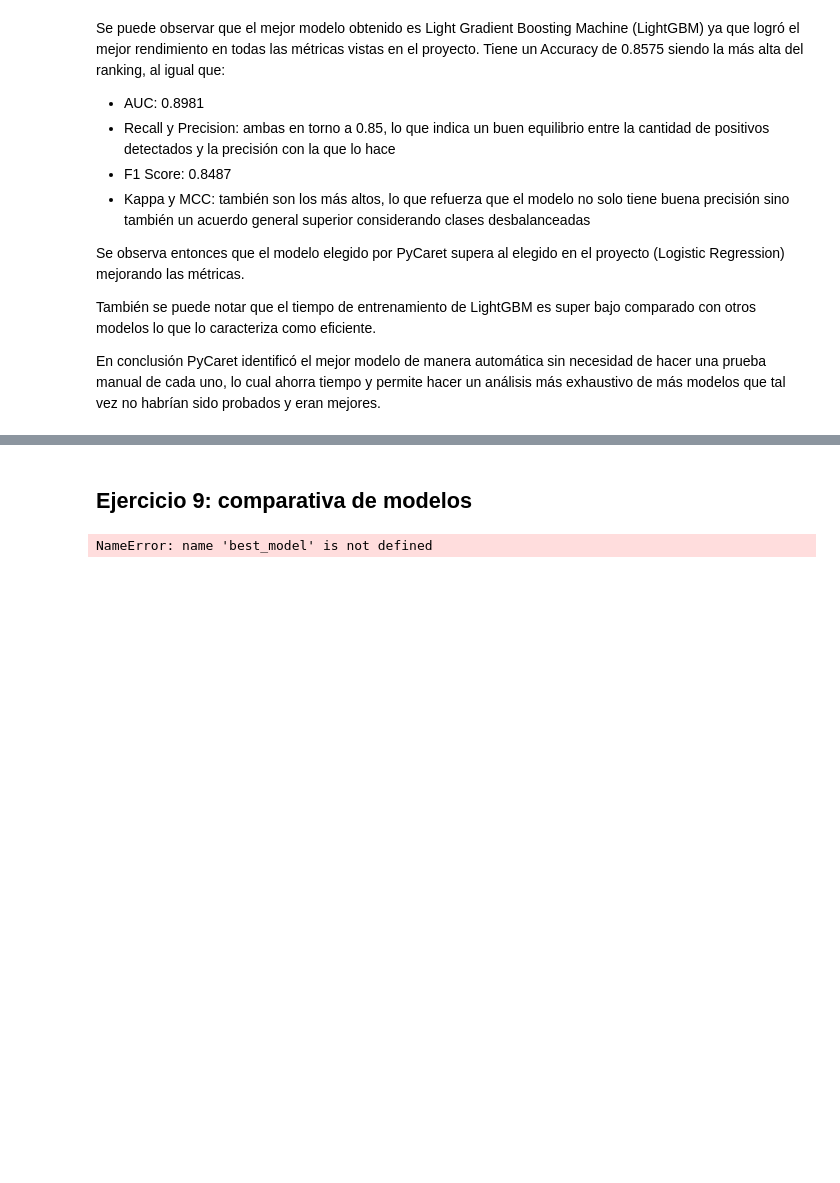
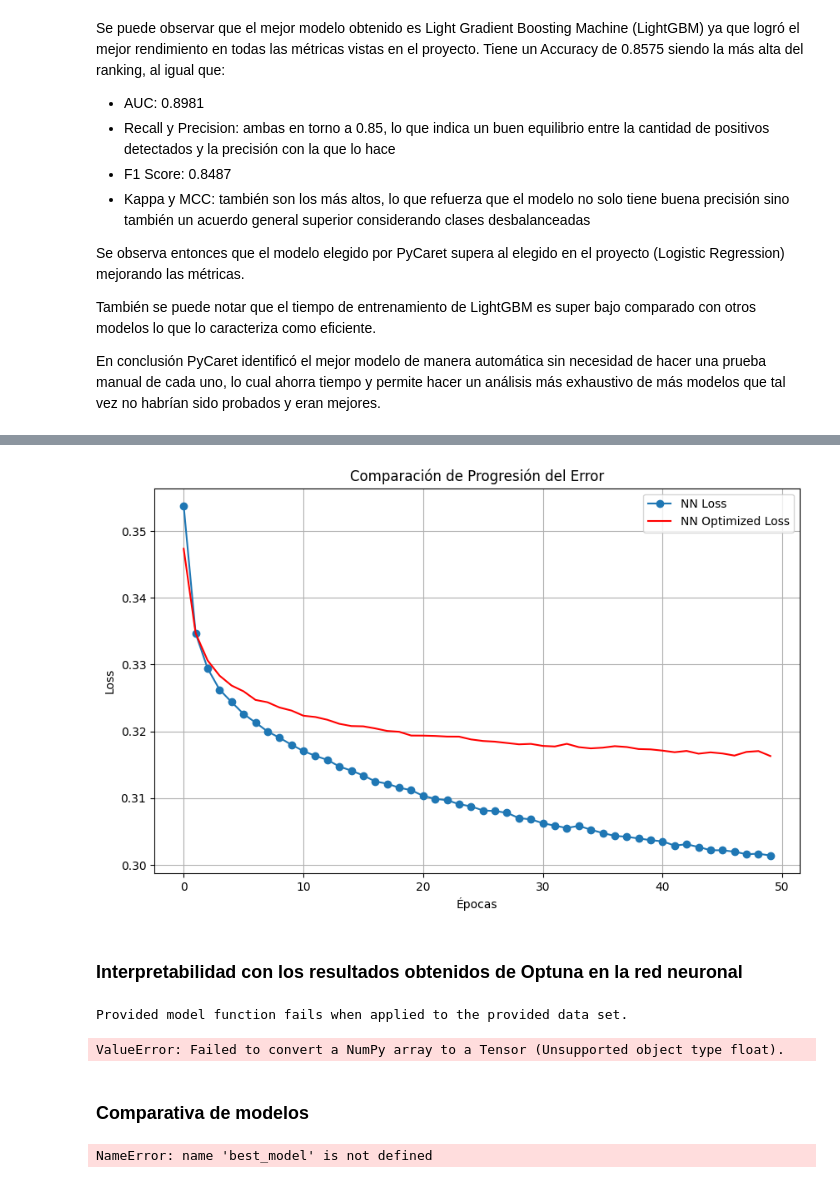
Before and after one commit to MariaCeli/AA1-TUIA-Celi-Grimaldi-Porcelli, a Jupyter notebook: TP-clasificacion-AA1.ipynb, the cells around one changed output, grey strips where cells are left out. Saved outputs shown, nothing was run; the diff lists cells and outputs as text; code cells hidden in the pictures; blank space fills up the shorter version.

```diff
--- a/TP-clasificacion-AA1.ipynb
+++ b/TP-clasificacion-AA1.ipynb
@@ -1139,0 +1412,12 @@ En conclusión PyCaret identificó el mejor modelo de manera automática sin nec
+# %%
+# Crear una instancia de la red neuronal con los mejores parámetros
+best_params = study.best_params
+nn_model_optimized = NeuralNetworkTensorFlow(
+    learning_rate=best_params['learning_rate'],
+    neurons=best_params['neurons'],
+    batch_size=best_params['batch_size'],
+    epochs=50
+)
+
+# Entrenar el modelo con los mejores hiperparámetros
+history_optimized = nn_model_optimized.fit(X_train_full, y_train)
@@ -1140,5 +1443,41 @@ En conclusión PyCaret identificó el mejor modelo de manera automática sin nec
+# %%
+# Extraer los valores de pérdida
+nn_optimized_loss = history_optimized['loss']  # Pérdida de la red neuronal
+
+# Crear el gráfico
+plt.figure(figsize=(10, 6))
+plt.plot(nn_loss, label='NN Loss', marker='o')  # Progresión de la pérdida de la red neuronal
+plt.plot(nn_optimized_loss, color='red', label='NN Optimized Loss')  # Línea horizontal para el modelo logístico
+
+# Configurar el gráfico
+plt.title('Comparación de Progresión del Error')
+plt.xlabel('Épocas')
+plt.ylabel('Loss')
+plt.legend()
+plt.grid(True)
+plt.show()
+# %% [output]
+[figure, added]
+# %% [markdown]
+### Interpretabilidad con los resultados obtenidos de Optuna en la red neuronal
+# %%
+# Crear un explainer para tu modelo
+explainer = shap.KernelExplainer(nn_model_optimized.model.predict, X_test_final[:100])  # Muestra para optimizar rendimiento
+
+# Calcular valores SHAP
+shap_values = explainer.shap_values(X_test_final)
+
+# Visualización global
+shap.summary_plot(shap_values, X_test_final)
+
+# Visualización local para una instancia específica
+index = 0  # Cambia el índice para ver otras instancias
+shap.force_plot(explainer.expected_value, shap_values[index], X_test_final.iloc[index])
+# %% [output]
+Provided model function fails when applied to the provided data set.
+ValueError: Failed to convert a NumPy array to a Tensor (Unsupported object type float).
 # %% [markdown]
-## Ejercicio 9: comparativa de modelos
+### Comparativa de modelos
 # %%
 y_pred_automl = best_model.predict(X_test_final)
 y_testy_pred_labels = ['Yes' if x == 1 else 'No' for x in y_pred_automl]
```
Also changed, not shown: parts of 33 cells of this notebook, 1 other file.
